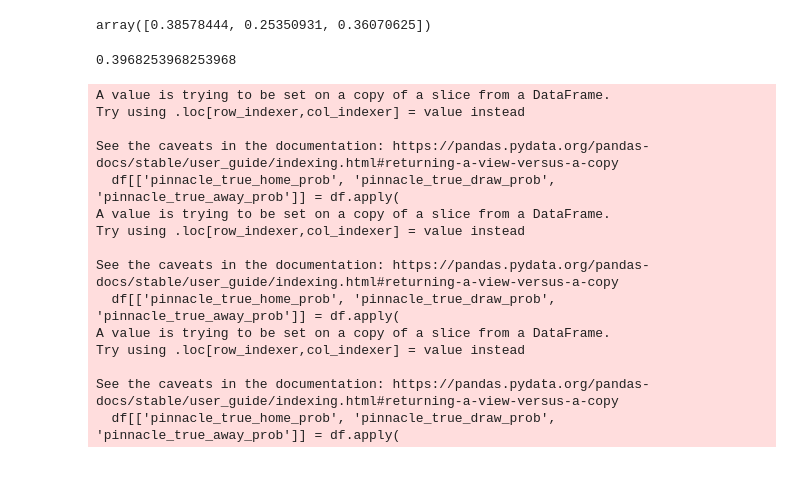
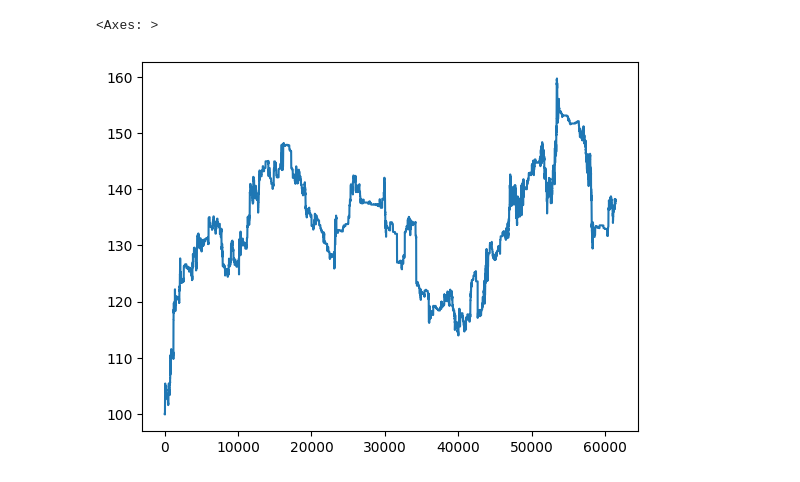
Before and after one commit to Noahgradstock/FB, a Jupyter notebook: backend/routes/teames_data/predict_rresult_data.ipynb, the cells around one changed output. Drawn from its saved outputs; the diff is of its cells as text; code cells hidden in the pictures.

```diff
--- a/backend/routes/teames_data/predict_rresult_data.ipynb
+++ b/backend/routes/teames_data/predict_rresult_data.ipynb
@@ -321,30 +80,41 @@ def find_true_probabilties_equal(odds):
-# %%
-find_true_probabilties_equal([home, draw, away])
-# %% [output]
-array([0.38578444, 0.25350931, 0.36070625])
-# %%
-home_p
-# %% [output]
-0.3968253968253968
+# %%
+def calculate_ev_from_odds(bookmaker_odds, our_probability):
+    payout = bookmaker_odds
+    ev = (our_probability * payout) - 1
+    return ev
+# %%
+def calculate_kelley_stake(bankroll, ev, odds, kelly_fraction=0.25):
+    if odds <= 1 or kelly_fraction <= 0:
+        return 0.0
+    stake_fraction = ev / (odds -1)
+
+    if stake_fraction <= 0:
+        return 0.0
+
+    stake_fraction *= kelly_fraction
+
+    return stake_fraction * bankroll
 # %%
-df[['pinnacle_true_home_prob', 'pinnacle_true_draw_prob', 'pinnacle_true_away_prob']] = df.apply(
-    lambda row: find_true_probabilties_equal([row['PSH'], row['PSD'], row['PSA']]),
-    axis=1,
-    result_type='expand'
+df['home_ev'] = df.apply(
+    lambda row: calculate_ev_from_odds(
+        row['home_max_odds'],
+        row['pinnacle_true_home_prob']
+    ),
+    axis = 1
 )
-# %% [output]
-A value is trying to be set on a copy of a slice from a DataFrame.
-Try using .loc[row_indexer,col_indexer] = value instead
-
-See the caveats in the documentation: https://pandas.pydata.org/pandas-docs/stable/user_guide/indexing.html#returning-a-view-versus-a-copy
-  df[['pinnacle_true_home_prob', 'pinnacle_true_draw_prob', 'pinnacle_true_away_prob']] = df.apply(
-A value is trying to be set on a copy of a slice from a DataFrame.
-Try using .loc[row_indexer,col_indexer] = value instead
-
-See the caveats in the documentation: https://pandas.pydata.org/pandas-docs/stable/user_guide/indexing.html#returning-a-view-versus-a-copy
-  df[['pinnacle_true_home_prob', 'pinnacle_true_draw_prob', 'pinnacle_true_away_prob']] = df.apply(
-A value is trying to be set on a copy of a slice from a DataFrame.
-Try using .loc[row_indexer,col_indexer] = value instead
-
-See the caveats in the documentation: https://pandas.pydata.org/pandas-docs/stable/user_guide/indexing.html#returning-a-view-versus-a-copy
-  df[['pinnacle_true_home_prob', 'pinnacle_true_draw_prob', 'pinnacle_true_away_prob']] = df.apply(
+# %%
+bankroll = 100
+
+for i in range(len(df)):
+    bet_size = calculate_kelley_stake(bankroll, df.loc[i]['home_ev'], df.loc[i]['home_max_odds'])
+    df.loc[i, 'bet_size'] = bet_size
+    bankroll = bankroll - bet_size
+    if df.loc[i]['FTHG'] > df.loc[i]['FTAG']:
+        bankroll = bankroll + bet_size*df.loc[i]['home_max_odds']
+
+    df.loc[i, 'bankroll'] = bankroll
+
+df.bankroll.plot()
+# %% [output]
+<Axes: >
+[figure, added]
```
Also changed, not shown: parts of 15 cells of this notebook, 10 other files.
